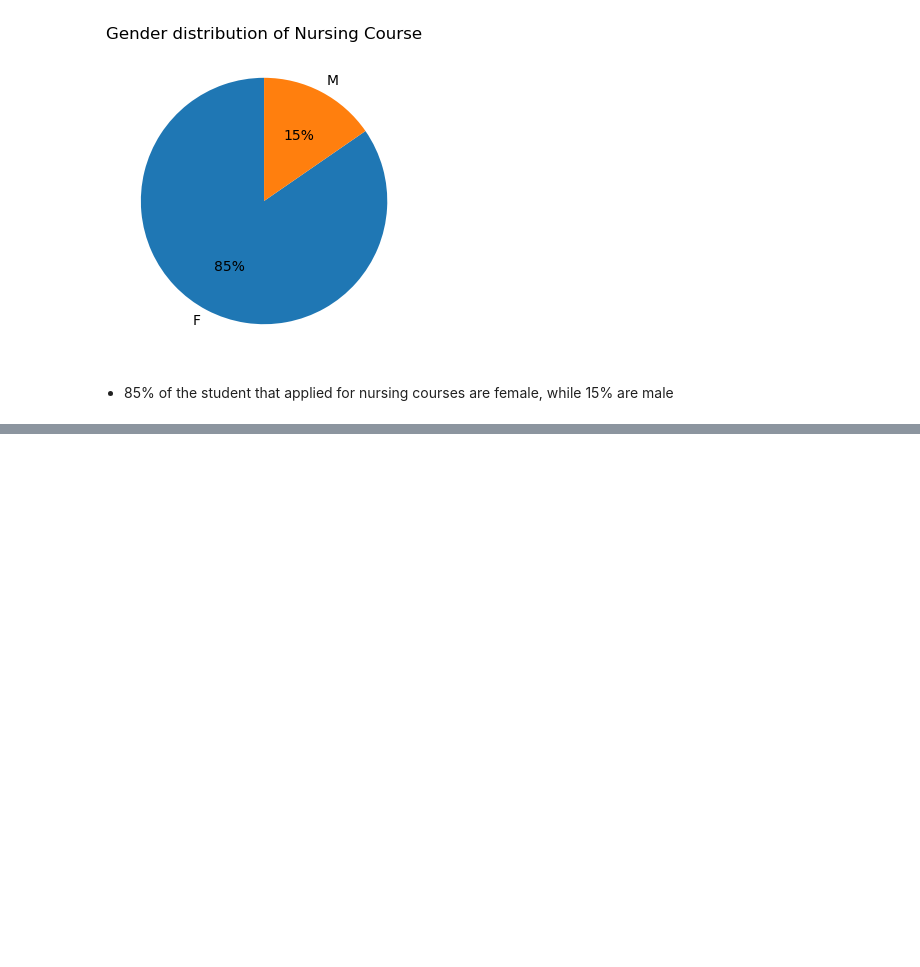
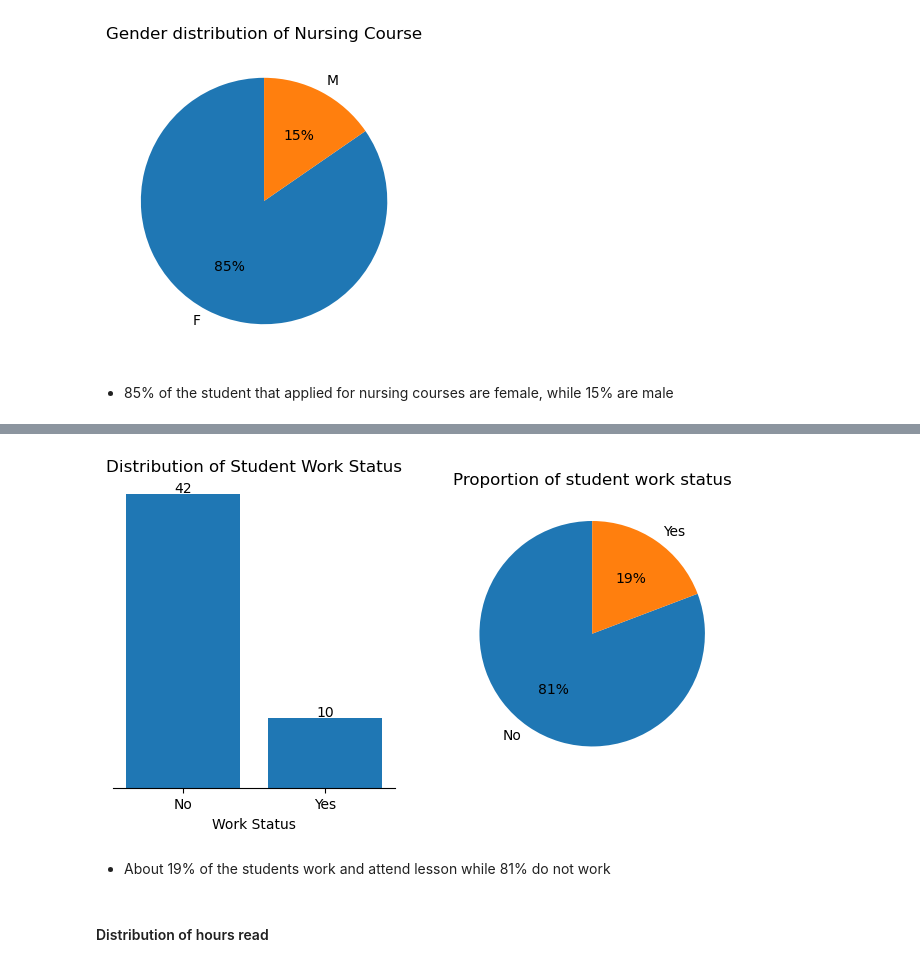
Before and after one commit to valezenwanne/Performance_of_UltraBrain_Students_in_2024_JAMB_Exam, a Jupyter notebook: Performance of Ultra-Brain Student in 2024 JAMB.ipynb, the cells around one changed output, grey strips where cells are left out. Drawn from its saved outputs; the diff is of its cells as text; code cells hidden in the pictures; blank space fills up the shorter version.

```diff
--- a/Performance of Ultra-Brain Student in 2024 JAMB.ipynb
+++ b/Performance of Ultra-Brain Student in 2024 JAMB.ipynb
@@ -380,0 +458,28 @@ plt.show()
+# %%
+fig, ax = plt.subplots(1, 2, figsize=[8,4])
+ax[0].bar(x=df['Work Status'].value_counts().index, height=df['Work Status'].value_counts().values)
+
+#add title
+ax[0].set_title('Distribution of Student Work Status')
+ax[0].set_xlabel('Work Status')
+ax[0].yaxis.set_visible(False)
+
+#ax.xaxis.set_tick_params(rotation=75)
+
+ax[0].spines[['top', 'left', 'right']].set_visible(False)
+
+for index, values in enumerate(df['Work Status'].value_counts()):
+    ax[0].annotate(values, xy=(index, values+0.8), ha='center', va='center')
+
+#plot 2
+ax[1].pie(df['Work Status'].value_counts().values, labels=df['Work Status'].value_counts().index, autopct="%.0f%%", startangle=90)
+
+ax[1].set_title('Proportion of student work status')
+
+plt.show()
+# %% [output]
+[figure, added]
+# %% [markdown]
+- About 19% of the students work and attend lesson while 81% do not work
+# %% [markdown]
+#### Distribution of hours read
```
Also changed, not shown: parts of 16 cells of this notebook.
